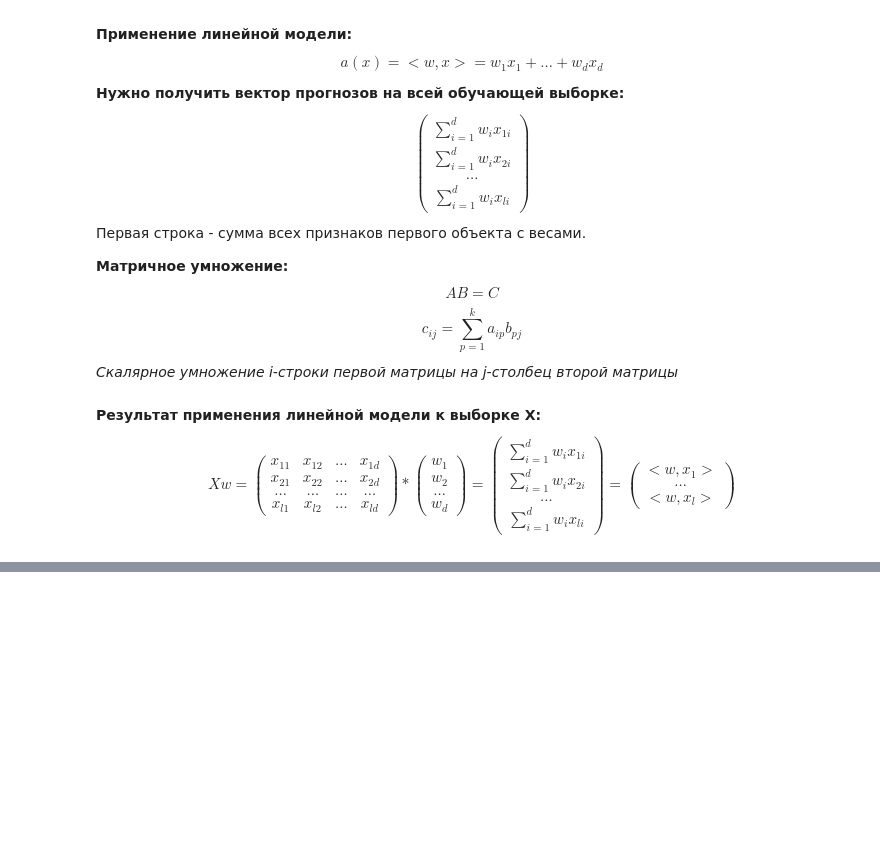
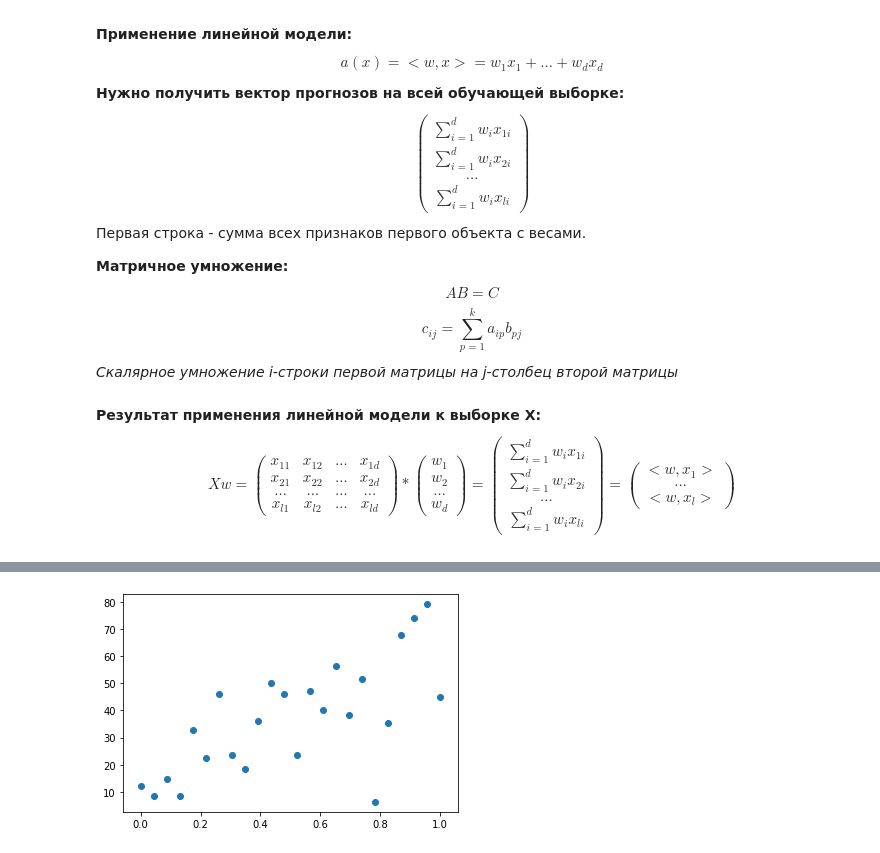
Before and after one commit to julia-komleva/ml-course-2021, a Jupyter notebook: 04_linear_regression.ipynb, the cells around one changed output, grey strips where cells are left out. Saved outputs shown, nothing was run; the diff lists cells and outputs as text; code cells hidden in the pictures; blank space fills up the shorter version.

```diff
--- a/04_linear_regression.ipynb
+++ b/04_linear_regression.ipynb
@@ -111,0 +297,7 @@ $$\displaystyle{\lim_{x \to x_0} \frac{f(x) - f(x_0)}{x - x_0} = f'(x_0)}$$
+# %%
+y = np.array([12.19, 8.41, 14.68, 8.64, 32.94, 22.61, 45.92, 23.63, 18.59, 36.22, 50.10, 46.22, 23.63, 47.30, 40.03, 56.53, 38.41, 51.47, 6.29, 35.41, 67.79, 74.21, 79.12, 45.10])
+x = np.linspace(0, 1, num = 24)
+# %%
+plt.scatter(x, y);
+# %% [output]
+[figure, added]
```
Also changed, not shown: parts of 27 cells of this notebook, 8 other files.
